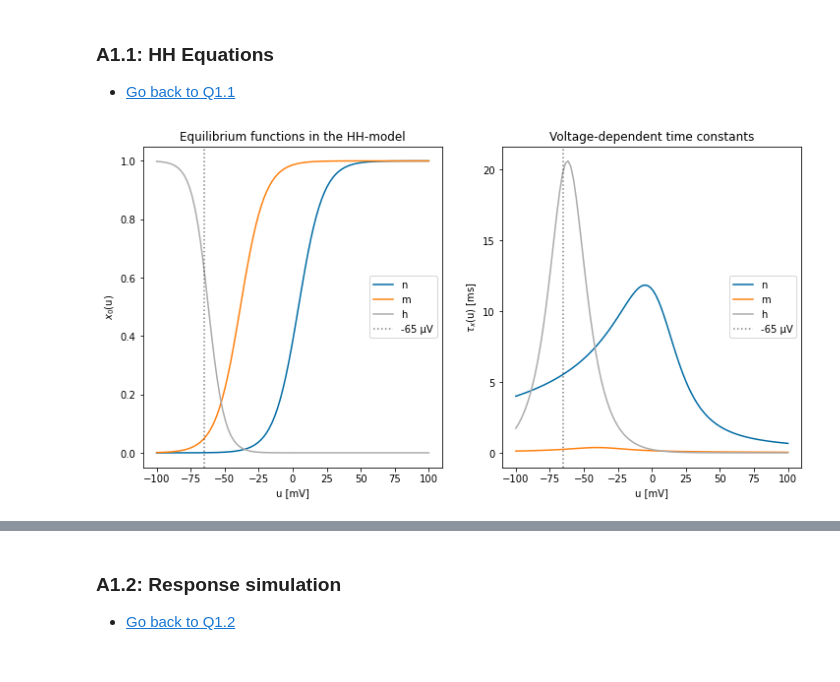
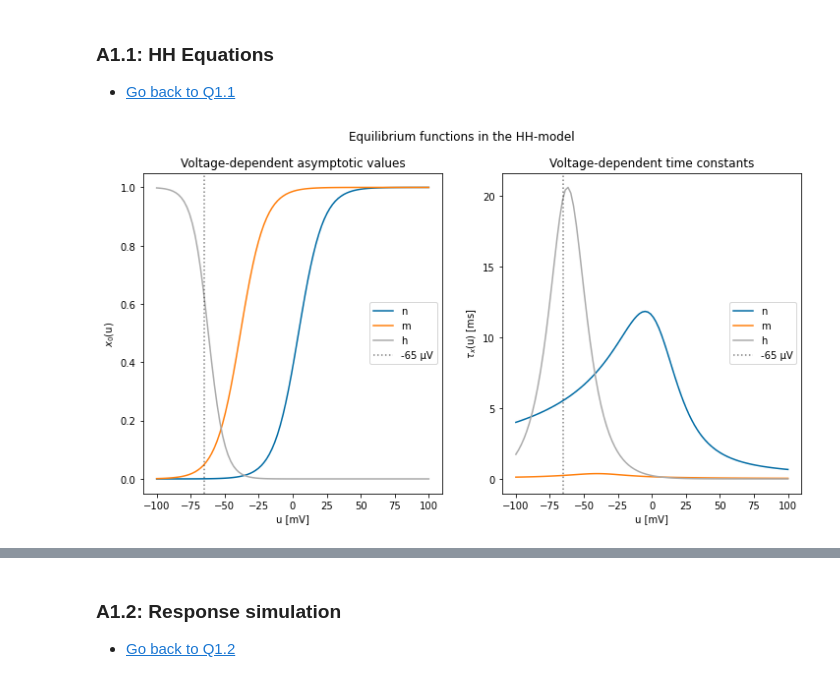
Before and after one commit to RobbeDeMuynck/CN_practicals, a Jupyter notebook: Module 1/Module1_Ex1_XX.ipynb, the cells around one changed output, grey strips where cells are left out. Saved outputs shown, nothing was run; the diff lists cells and outputs as text; code cells hidden in the pictures.

```diff
--- a/Module 1/Module1_Ex1_XX.ipynb
+++ b/Module 1/Module1_Ex1_XX.ipynb
@@ -319,32 +319,33 @@ def HH_model(T, I_input, dt):
 
 def nmh_plot(n, m, h):
     fig, axs = plt.subplots(1,2, figsize=(12,6))
     axs[0].plot(V, x_0(n),label='n')
     axs[0].plot(V, x_0(m),label='m')
     axs[0].plot(V, x_0(h),label='h')
     axs[0].axvline(x=-65, linestyle=':', color='k', alpha=0.5, label='-65 µV')
     axs[0].legend()
-    axs[0].set_title('Equilibrium functions in the HH-model')
+    axs[0].set_title('Voltage-dependent asymptotic values')
     axs[0].set_xlabel('u [mV]')
     axs[0].set_ylabel('$x_0$(u)')
 
     axs[1].plot(V, tau_x(n), label='n')
     axs[1].plot(V, tau_x(m), label='m')
     axs[1].plot(V, tau_x(h), label='h')
     axs[1].axvline(x=-65, linestyle=':', color='k', alpha=0.5, label='-65 µV')
     axs[1].legend(loc=5)
     axs[1].set_title('Voltage-dependent time constants')
     axs[1].set_xlabel('u [mV]')
     axs[1].set_ylabel(r'$\tau_x$(u) [ms]')
+    plt.suptitle('Equilibrium functions in the HH-model')
     plt.show()
 
 V = np.linspace(-100,100,100)
 nmh_plot(gating_variable_n(V), gating_variable_m(V), gating_variable_h(V))
 
 #########################
 ##   A1.1b conclusion   ##
 #########################
 
 # Answer in green box below
 # %% [output]
-[figure, old version]
+[figure, new version]
```
Also changed, not shown: parts of 17 cells of this notebook.
